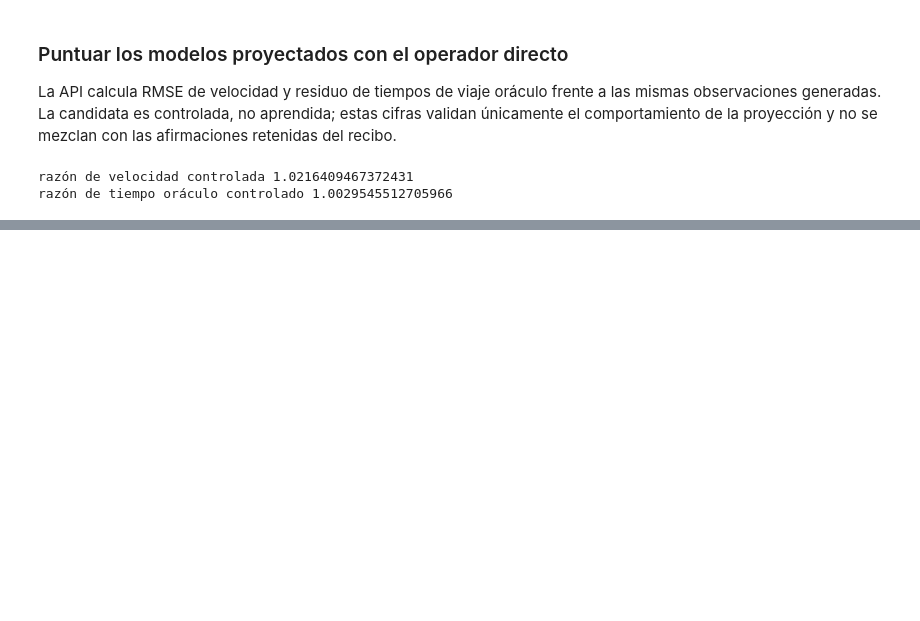
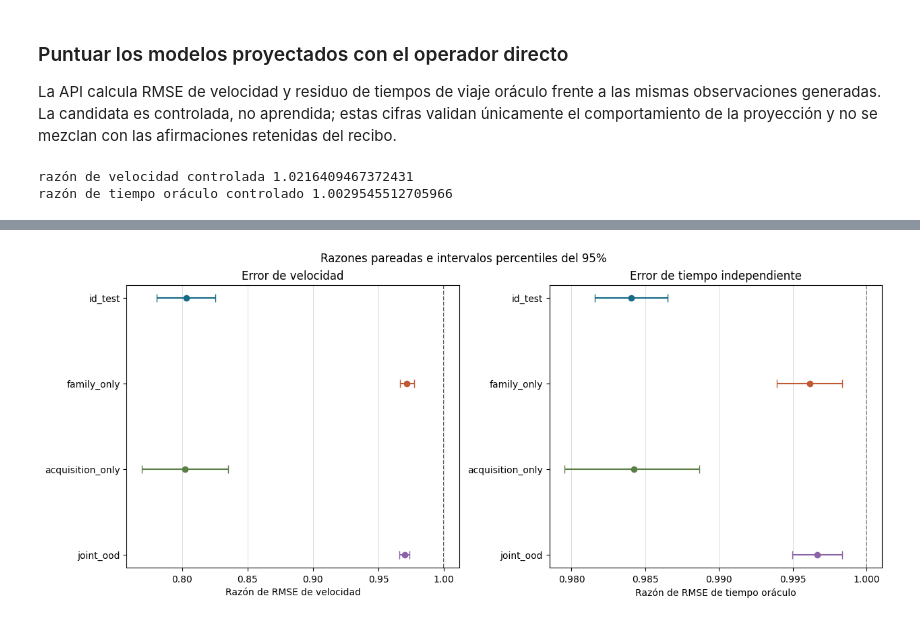
Before and after one commit to fsantibanezleal/CAOS_Geophysics, a Jupyter notebook: notebooks/es/08-learning/06-nullspace-refinement-evidence.ipynb, the cells around one changed output, grey strips where cells are left out. Cells and saved outputs as stored; diff of their text form; code cells hidden in the pictures; blank space fills up the shorter version.

Commit message:
feat(research): add paired M12 CSV analysis

```diff
--- a/notebooks/es/08-learning/06-nullspace-refinement-evidence.ipynb
+++ b/notebooks/es/08-learning/06-nullspace-refinement-evidence.ipynb
@@ -333,0 +354,34 @@ razón de tiempo oráculo controlado 1.0029545512705966
+# %%
+# Reconstruya los intervalos pareados desde el recibo validado sin alterar la calibración.
+cohort_names = list(analysis["cohorts"])
+intervals = {
+    name: paired_bootstrap_intervals(receipt, name)
+    for name in cohort_names
+}
+fig, axes = plt.subplots(1, 2, figsize=(12.5, 5.2), constrained_layout=True)
+colors = ["#176b87", "#c05a32", "#5a7e45", "#8a62a8"]
+for axis, metric, title, xlabel in zip(
+    axes,
+    ("velocity", "oracle_time"),
+    ['Error de velocidad', 'Error de tiempo independiente'],
+    ['Razón de RMSE de velocidad', 'Razón de RMSE de tiempo oráculo'],
+):
+    axis.axvline(1.0, color="#222222", linewidth=1.1, linestyle="--", zorder=0)
+    for position, (name, color) in enumerate(zip(cohort_names, colors)):
+        summary = intervals[name]["metrics"][metric]
+        ratio = summary["point_ratio"]
+        low, high = summary["ci95"]
+        axis.errorbar(
+            ratio, position, xerr=[[ratio - low], [high - ratio]],
+            fmt="o", color=color, ecolor=color, capsize=4, markersize=6,
+        )
+    axis.set_yticks(range(len(cohort_names)), cohort_names)
+    axis.set_xlabel(xlabel)
+    axis.set_title(title)
+    axis.grid(axis="x", color="#d7dce0", linewidth=0.7)
+    axis.set_axisbelow(True)
+    axis.invert_yaxis()
+fig.suptitle("Razones pareadas e intervalos percentiles del 95%")
+plt.show()
+# %% [output]
+[figure, added]
```
Also changed, not shown: parts of 19 cells of this notebook, 7 other files.
